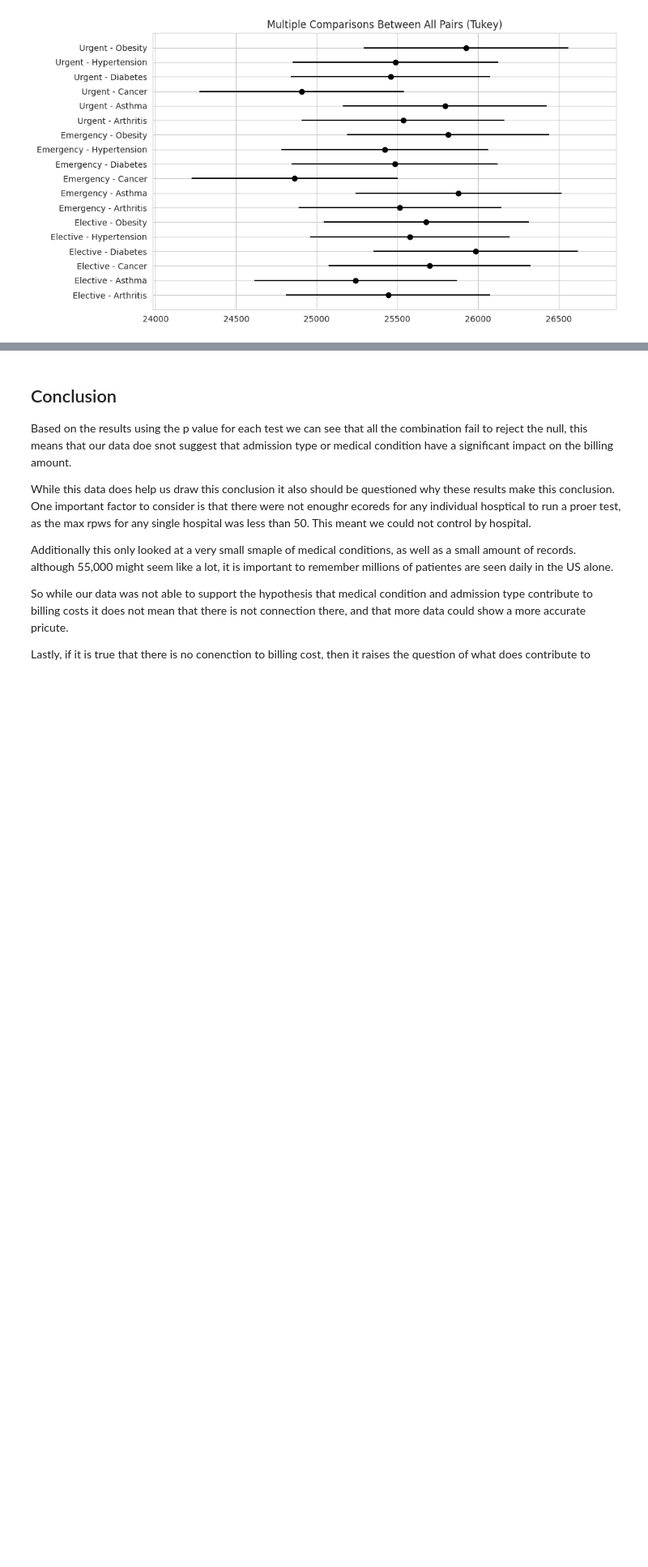
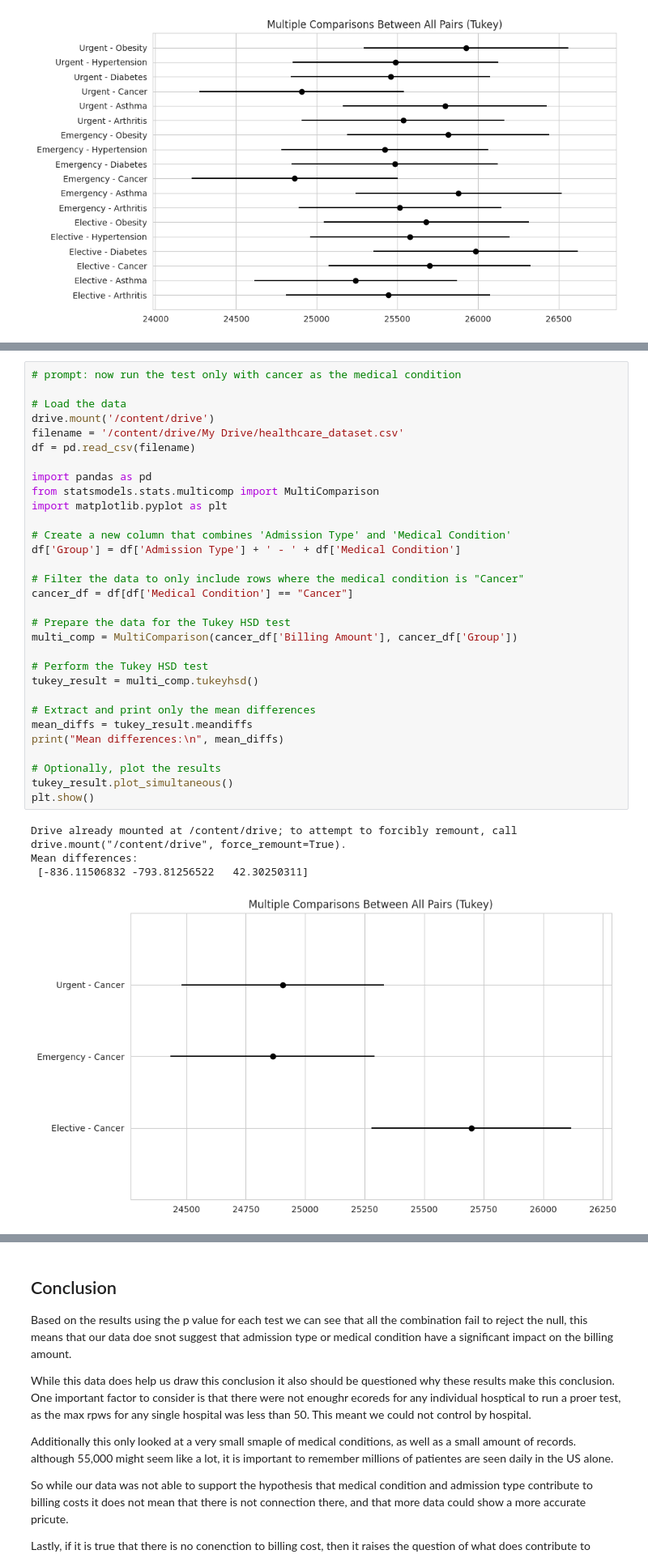
Before and after one commit to ZMK94/Health-Care-Cost-Analysis, a Jupyter notebook: Healthcare_Cost_Analysis.ipynb, the cells around one changed output, grey strips where cells are left out. Shown at 81% size. Saved outputs shown, nothing was run; the diff lists cells and outputs as text; blank space fills up the shorter version.

Commit message:
New analysis into Cancer costs

```diff
--- a/Healthcare_Cost_Analysis.ipynb
+++ b/Healthcare_Cost_Analysis.ipynb
@@ -338,0 +391,36 @@ tukey_result.plot_simultaneous()
+# %%
+# prompt: now run the test only with cancer as the medical condition
+
+# Load the data
+drive.mount('/content/drive')
+filename = '/content/drive/My Drive/healthcare_dataset.csv'
+df = pd.read_csv(filename)
+
+import pandas as pd
+from statsmodels.stats.multicomp import MultiComparison
+import matplotlib.pyplot as plt
+
+# Create a new column that combines 'Admission Type' and 'Medical Condition'
+df['Group'] = df['Admission Type'] + ' - ' + df['Medical Condition']
+
+# Filter the data to only include rows where the medical condition is "Cancer"
+cancer_df = df[df['Medical Condition'] == "Cancer"]
+
+# Prepare the data for the Tukey HSD test
+multi_comp = MultiComparison(cancer_df['Billing Amount'], cancer_df['Group'])
+
+# Perform the Tukey HSD test
+tukey_result = multi_comp.tukeyhsd()
+
+# Extract and print only the mean differences
+mean_diffs = tukey_result.meandiffs
+print("Mean differences:\n", mean_diffs)
+
+# Optionally, plot the results
+tukey_result.plot_simultaneous()
+plt.show()
+# %% [output]
+Drive already mounted at /content/drive; to attempt to forcibly remount, call drive.mount("/content/drive", force_remount=True).
+Mean differences:
+ [-836.11506832 -793.81256522   42.30250311]
+[figure, added]
```
Also changed, not shown: parts of 4 cells of this notebook.
